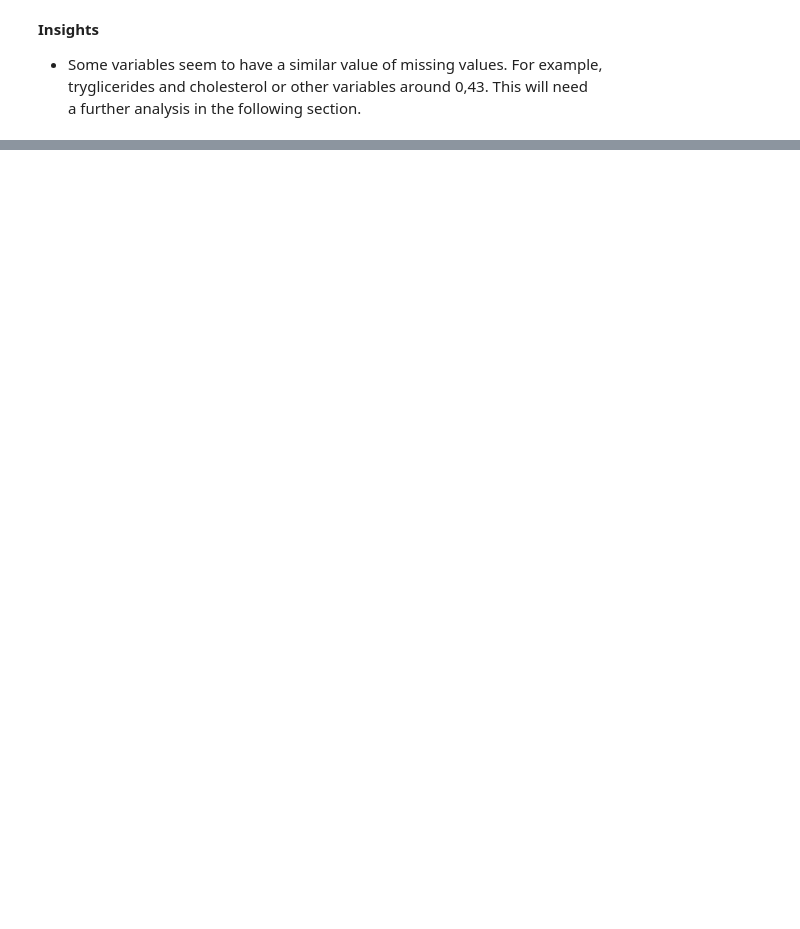
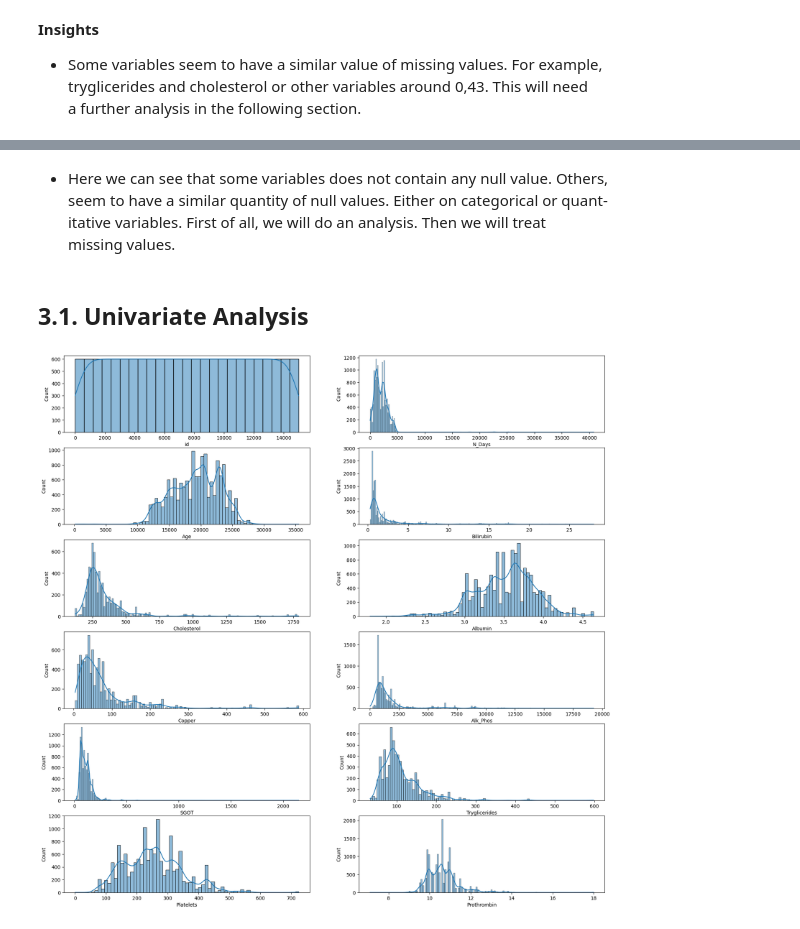
Before and after one commit to Ezequiel-Hurtado/multiclass-classification, a Jupyter notebook: scripts/EDA.ipynb, the cells around one changed output, grey strips where cells are left out. Saved outputs shown, nothing was run; the diff lists cells and outputs as text; code cells hidden in the pictures; blank space fills up the shorter version.

```diff
--- a/scripts/EDA.ipynb
+++ b/scripts/EDA.ipynb
@@ -605,5 +211,0 @@ fig.show()
-# %%
-fig, ax = plt.subplots(6,2, figsize = (30,30))
-for i, subplots in zip(quant_col, ax.flatten()) :
-    sns.histplot(df_train_clean, x = i, hue = 'Status', ax = subplots ,palette= 'pastel')
-fig.show()
@@ -612,5 +211,0 @@ fig.show()
-# %%
-fig, ax = plt.subplots(6,2, figsize = (30,30))
-for i, subplots in zip(quant_col, ax.flatten()) :
-    sns.boxplot(df_train_clean, x = i, y = 'Status', ax = subplots ,palette= 'pastel')
-fig.show()
@@ -619,5 +211,0 @@ fig.show()
-# %%
-fig, ax = plt.subplots(3,2, figsize = (20,20))
-for i, subplots in zip(quali_col[:-1], ax.flatten()) :
-    sns.countplot(df_train_clean, x = i, hue = 'Status', ax = subplots ,palette= 'pastel')
-fig.show()
@@ -643,0 +234,17 @@ plt.show()
+# %% [markdown]
+- Here we can see that some variables does not contain any null value. Others,\
+seem to have a similar quantity of null values. Either on categorical or quant-\
+itative variables. First of all, we will do an analysis. Then we will treat\
+missing values.
+# %% [markdown]
+## 3.1. Univariate Analysis
+# %%
+quant_col = df_train.select_dtypes(exclude = 'object').columns
+quali_col  = df_train.select_dtypes(include  = 'object').columns
+# %%
+fig, ax = plt.subplots(6,2, figsize = (20,20))
+for i, subplots in zip(quant_col, ax.flatten()) :
+    sns.histplot(df_train[i], ax = subplots ,palette= 'pastel', kde = True)
+fig.show()
+# %% [output]
+[figure, added]
```
Also changed, not shown: parts of 145 cells of this notebook, 3 other files.
